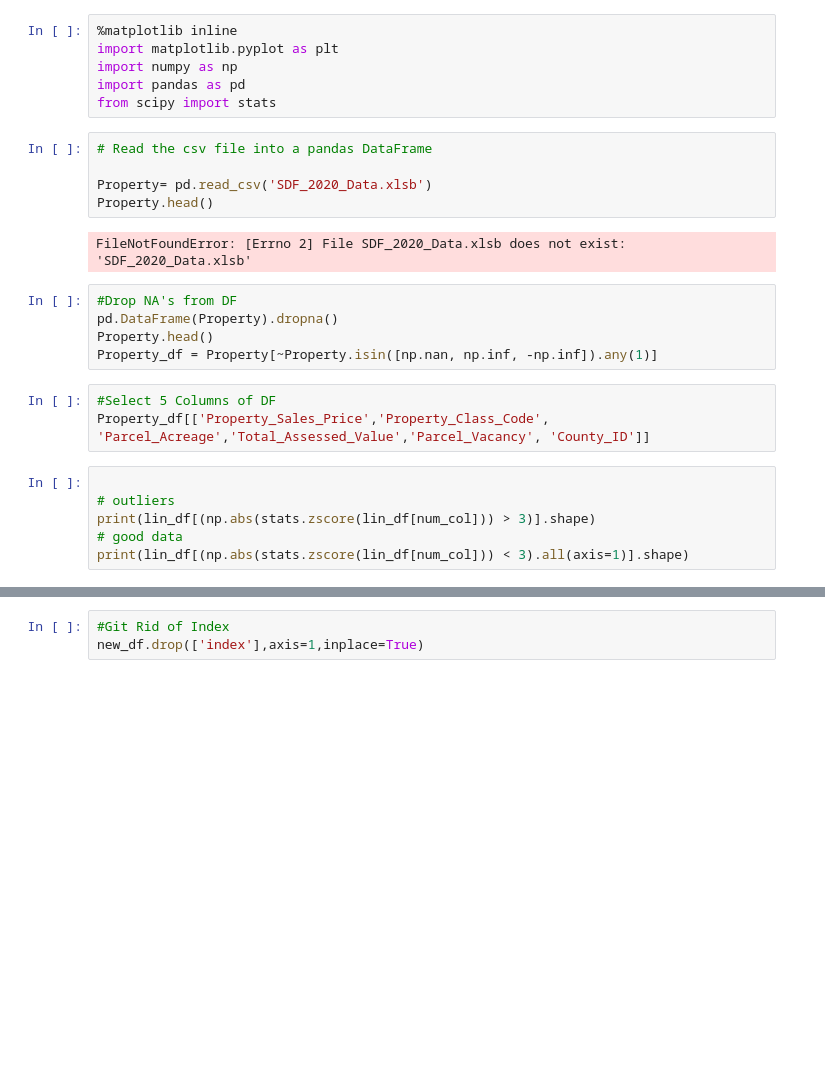
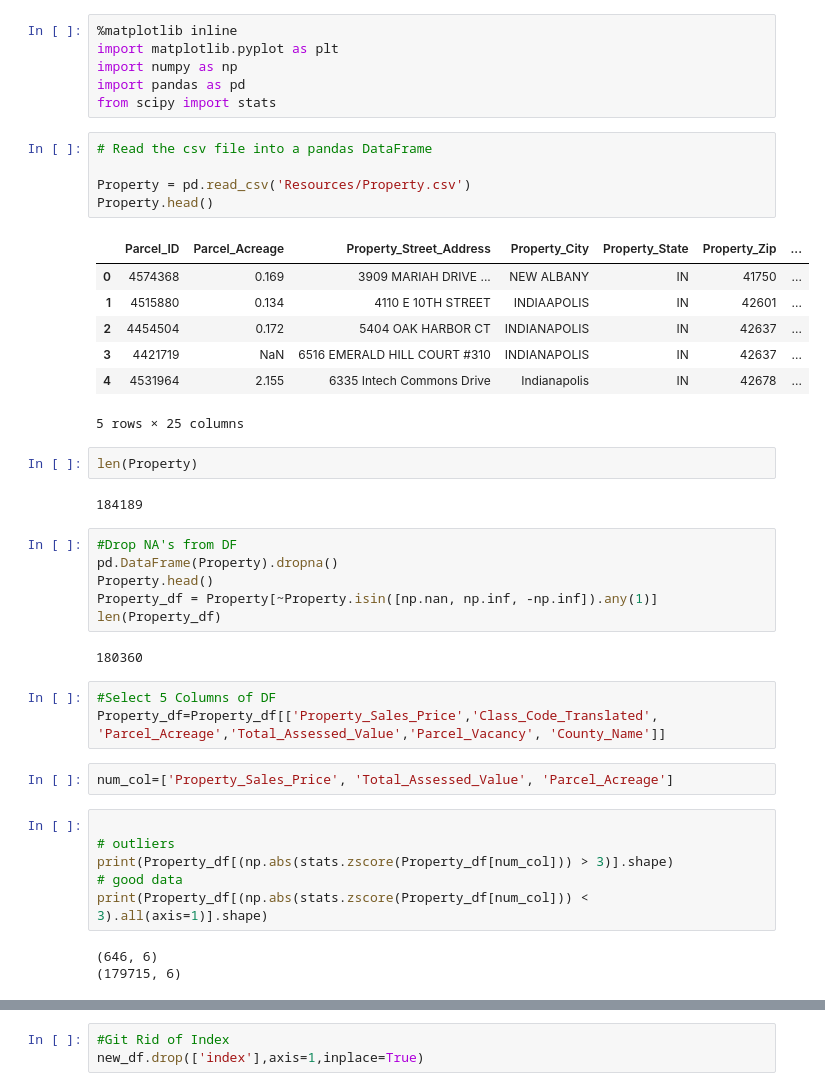
Before and after one commit to MaxBrowning/butler-project3-groupD, a Jupyter notebook: Model.ipynb, the cells around one changed output, grey strips where cells are left out. Cells and saved outputs as stored; diff of their text form; blank space fills up the shorter version.

```diff
--- a/Model.ipynb
+++ b/Model.ipynb
@@ -7,23 +7,41 @@ from scipy import stats
 # %%
 # Read the csv file into a pandas DataFrame
 
-Property= pd.read_csv('SDF_2020_Data.xlsb')
+Property = pd.read_csv('Resources/Property.csv')
 Property.head()
 # %% [output]
+|  | Parcel_ID | Parcel_Acreage | Property_Street_Address | Property_City | Property_State | Property_Zip | ... |
+| 0 | 4574368 | 0.169 | 3909 MARIAH DRIVE ... | NEW ALBANY | IN | 41750 | ... |
+| 1 | 4515880 | 0.134 | 4110 E 10TH STREET | INDIAAPOLIS | IN | 42601 | ... |
+| 2 | 4454504 | 0.172 | 5404 OAK HARBOR CT | INDIANAPOLIS | IN | 42637 | ... |
+| 3 | 4421719 | NaN | 6516 EMERALD HILL COURT #310 | INDIANAPOLIS | IN | 42637 | ... |
+| 4 | 4531964 | 2.155 | 6335 Intech Commons Drive | Indianapolis | IN | 42678 | ... |
-FileNotFoundError: [Errno 2] File SDF_2020_Data.xlsb does not exist: 'SDF_2020_Data.xlsb'
+5 rows × 25 columns
+# %%
+len(Property)
+# %% [output]
+184189
 # %%
 #Drop NA's from DF
 pd.DataFrame(Property).dropna()
 Property.head()
 Property_df = Property[~Property.isin([np.nan, np.inf, -np.inf]).any(1)]
+len(Property_df)
+# %% [output]
+180360
 # %%
 #Select 5 Columns of DF
-Property_df[['Property_Sales_Price','Property_Class_Code', 'Parcel_Acreage','Total_Assessed_Value','Parcel_Vacancy', 'County_ID']]
+Property_df=Property_df[['Property_Sales_Price','Class_Code_Translated', 'Parcel_Acreage','Total_Assessed_Value','Parcel_Vacancy', 'County_Name']]
+# %%
+num_col=['Property_Sales_Price', 'Total_Assessed_Value', 'Parcel_Acreage']
 # %%
 
 # outliers
-print(lin_df[(np.abs(stats.zscore(lin_df[num_col])) > 3)].shape)
+print(Property_df[(np.abs(stats.zscore(Property_df[num_col])) > 3)].shape)
 # good data
-print(lin_df[(np.abs(stats.zscore(lin_df[num_col])) < 3).all(axis=1)].shape)
+print(Property_df[(np.abs(stats.zscore(Property_df[num_col])) < 3).all(axis=1)].shape)
+# %% [output]
+(646, 6)
+(179715, 6)
 # %%
 #Git Rid of Outliers
```
Also changed, not shown: parts of 10 cells of this notebook, 1 other file.
